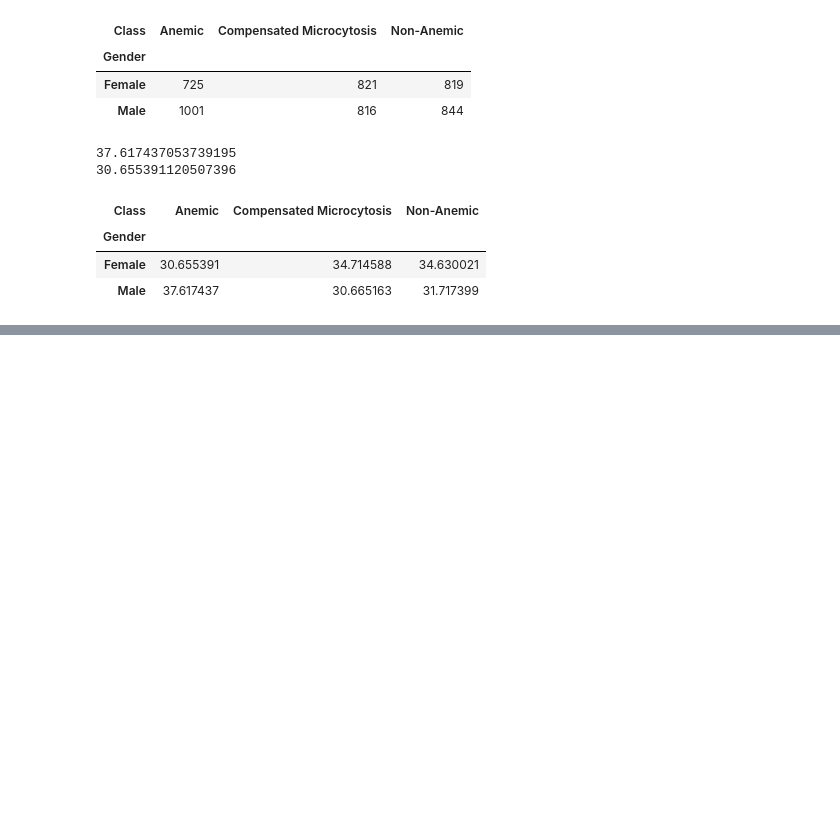
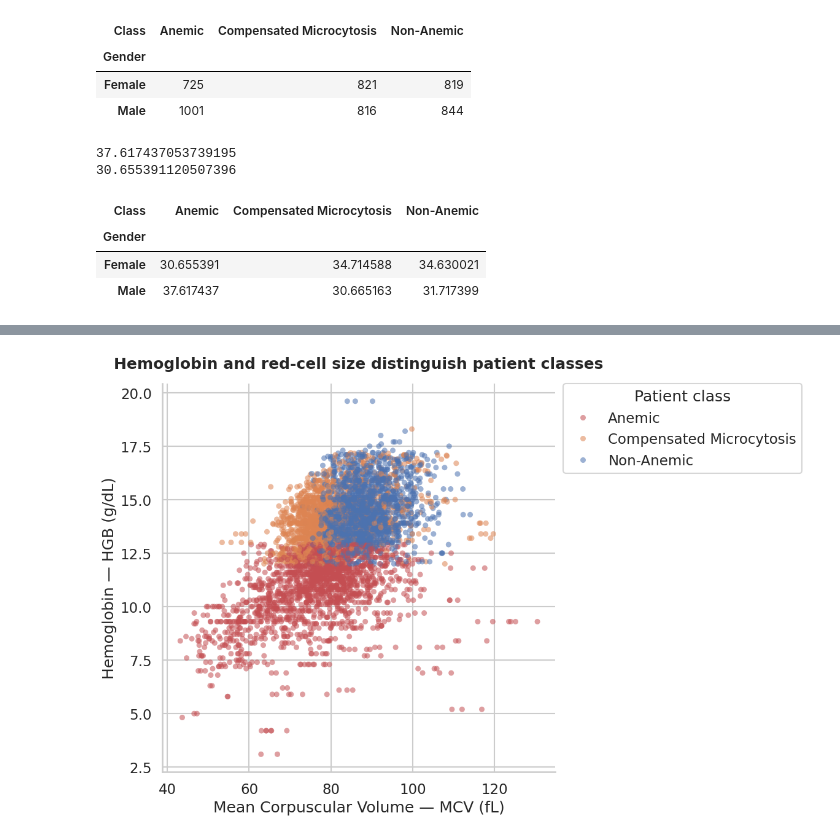
Before and after one commit to Prktriesitout/Medical_dataset, a Jupyter notebook: TriHemo_MCV.ipynb, the cells around one changed output, grey strips where cells are left out. Saved outputs shown, nothing was run; the diff lists cells and outputs as text; code cells hidden in the pictures; blank space fills up the shorter version.

```diff
--- a/TriHemo_MCV.ipynb
+++ b/TriHemo_MCV.ipynb
@@ -156,0 +294,68 @@ pd.crosstab(df["Gender"],df["Class"] , normalize="index")*100
+# %%
+
+
+class_order = [
+    "Anemic",
+    "Compensated Microcytosis",
+    "Non-Anemic"
+]
+
+# Prepare plotting data
+plot_df = df[[ "MCV", "HGB", "Class"]].copy()
+
+plot_df["MCV"] = pd.to_numeric(plot_df["MCV"], errors="coerce")
+plot_df["HGB"] = pd.to_numeric(plot_df["HGB"], errors="coerce")
+
+plot_df = plot_df.dropna(subset=["MCV", "HGB", "Class"])
+plot_df["Class"] = pd.Categorical(
+    plot_df["Class"],
+    categories=class_order,
+    ordered=True
+)
+
+# Plot
+sns.set_theme(style="whitegrid", context="talk")
+
+fig, ax = plt.subplots(figsize=(12, 8))
+
+sns.scatterplot(
+    data=plot_df,
+    x="MCV",
+    y="HGB",
+    hue="Class",
+    hue_order=class_order,
+    palette={
+        "Anemic": "#C44E52",
+        "Compensated Microcytosis": "#DD8452",
+        "Non-Anemic": "#4C72B0"
+    },
+    alpha=0.55,
+    s=42,
+    linewidth=0,
+    ax=ax
+)
+
+ax.set_title(
+    "Hemoglobin and red-cell size distinguish patient classes",
+    fontweight="bold",
+    pad=18
+)
+ax.set_xlabel("Mean Corpuscular Volume — MCV (fL)")
+ax.set_ylabel("Hemoglobin — HGB (g/dL)")
+
+ax.legend(
+    title="Patient class",
+    bbox_to_anchor=(1.02, 1),
+    loc="upper left",
+    borderaxespad=0
+)
+
+ax.spines[["top", "right"]].set_visible(False)
+
+plt.tight_layout()
+plt.show()
+
+# Optional export
+# fig.savefig("mcv_vs_hgb_by_class.png", dpi=300, bbox_inches="tight")
+# %% [output]
+[figure, added]
```
Also changed, not shown: parts of 48 cells of this notebook.
